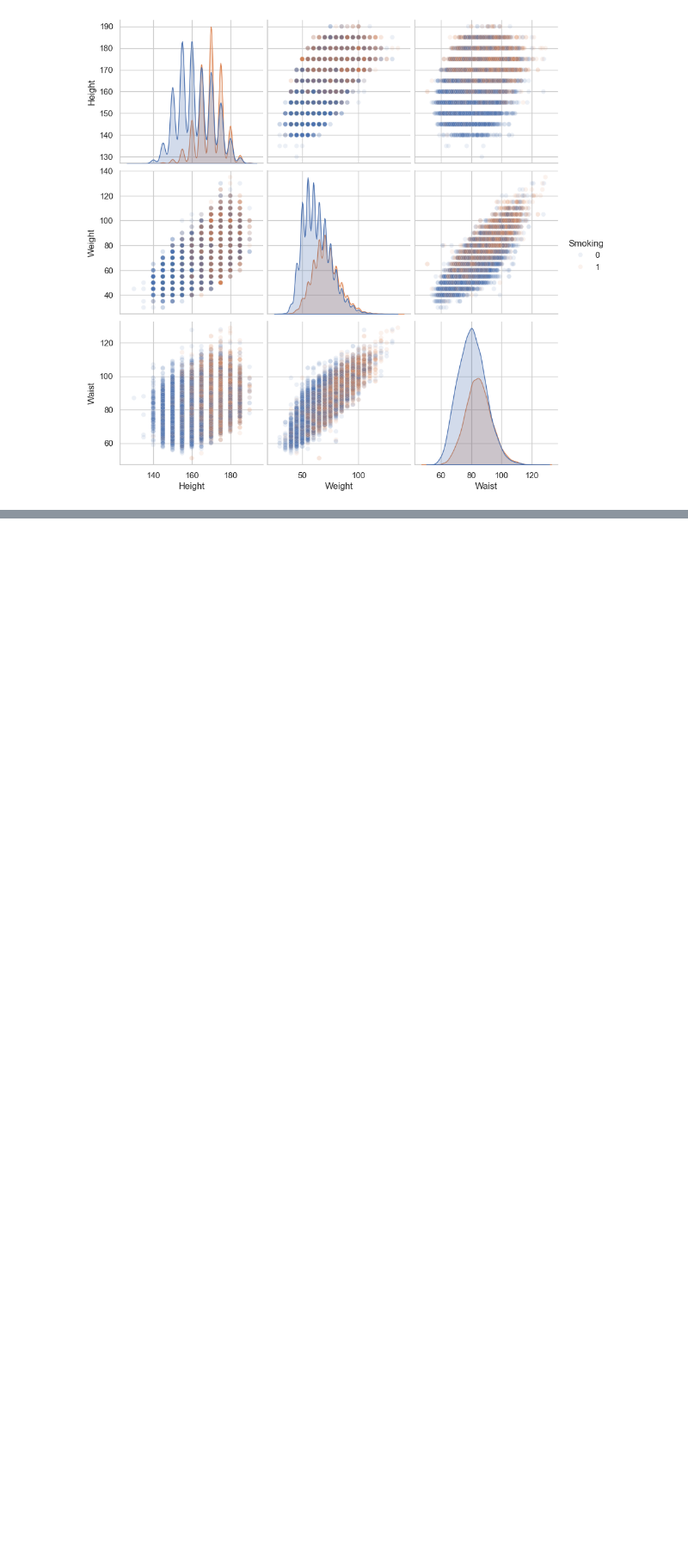
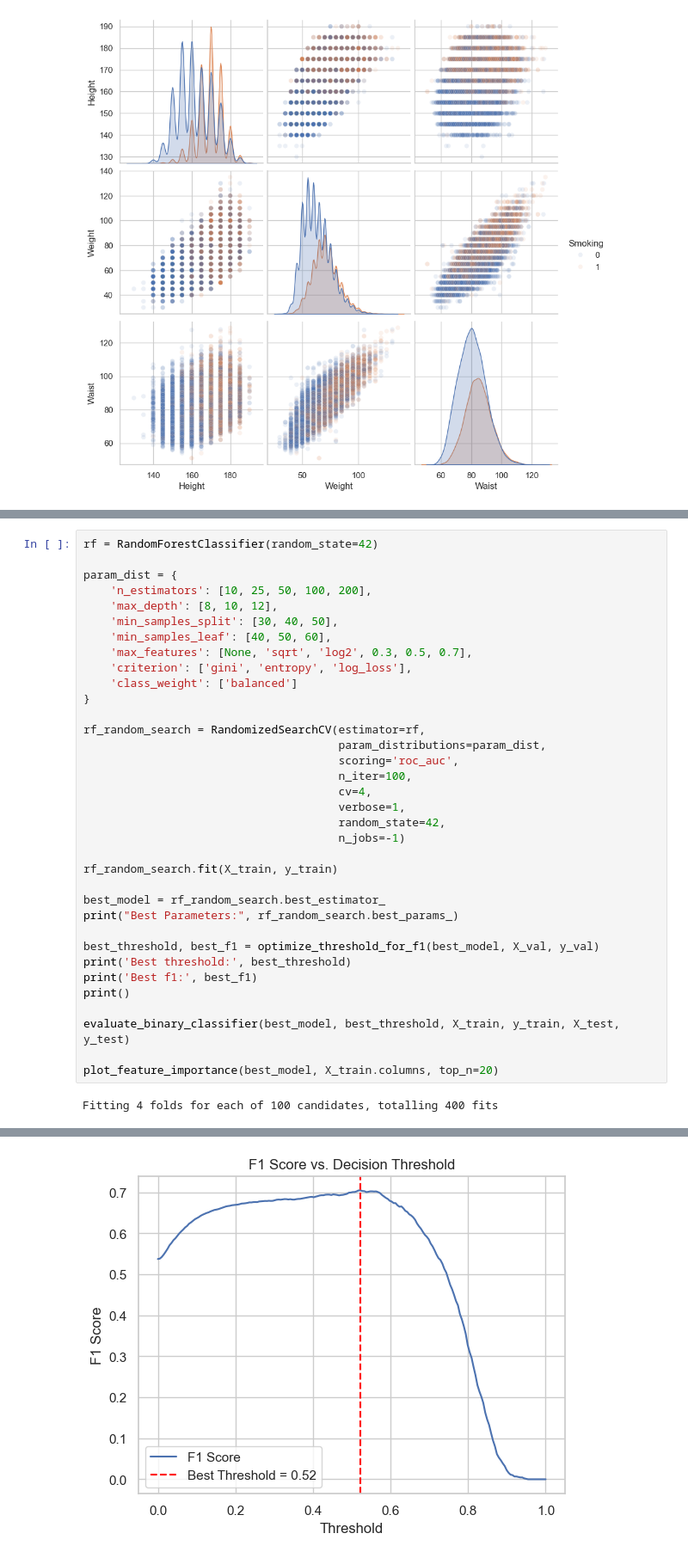
Before and after one commit to BogdanJas/rr_smoker_status_prediction, a Jupyter notebook: main.ipynb, the cells around one changed output, grey strips where cells are left out. Shown at 86% size. Saved outputs shown, nothing was run; the diff lists cells and outputs as text; blank space fills up the shorter version.

```diff
--- a/main.ipynb
+++ b/main.ipynb
@@ -322,0 +591,37 @@ Test
+# %%
+rf = RandomForestClassifier(random_state=42)
+
+param_dist = {
+    'n_estimators': [10, 25, 50, 100, 200],
+    'max_depth': [8, 10, 12],
+    'min_samples_split': [30, 40, 50],
+    'min_samples_leaf': [40, 50, 60],
+    'max_features': [None, 'sqrt', 'log2', 0.3, 0.5, 0.7],
+    'criterion': ['gini', 'entropy', 'log_loss'],
+    'class_weight': ['balanced']
+}
+
+rf_random_search = RandomizedSearchCV(estimator=rf,
+                                      param_distributions=param_dist,
+                                      scoring='roc_auc',
+                                      n_iter=100,
+                                      cv=4,
+                                      verbose=1,
+                                      random_state=42,
+                                      n_jobs=-1)
+
+rf_random_search.fit(X_train, y_train)
+
+best_model = rf_random_search.best_estimator_
+print("Best Parameters:", rf_random_search.best_params_)
+
+best_threshold, best_f1 = optimize_threshold_for_f1(best_model, X_val, y_val)
+print('Best threshold:', best_threshold)
+print('Best f1:', best_f1)
+print()
+
+evaluate_binary_classifier(best_model, best_threshold, X_train, y_train, X_test, y_test)
+
+plot_feature_importance(best_model, X_train.columns, top_n=20)
+# %% [output]
+Fitting 4 folds for each of 100 candidates, totalling 400 fits
@@ -322,0 +631 @@ Test
+[figure, added]
```
Also changed, not shown: parts of 16 cells of this notebook, 1 other file.
